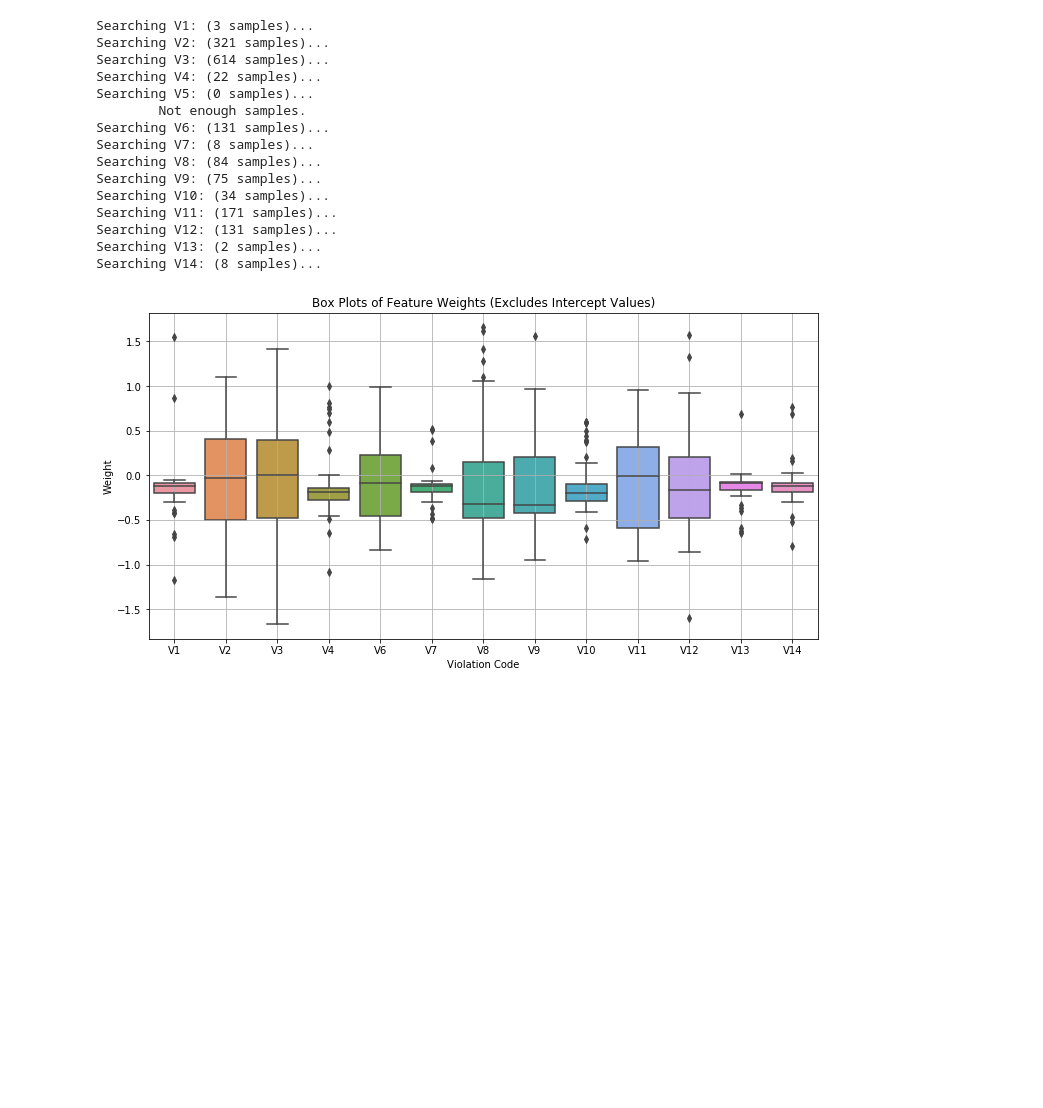
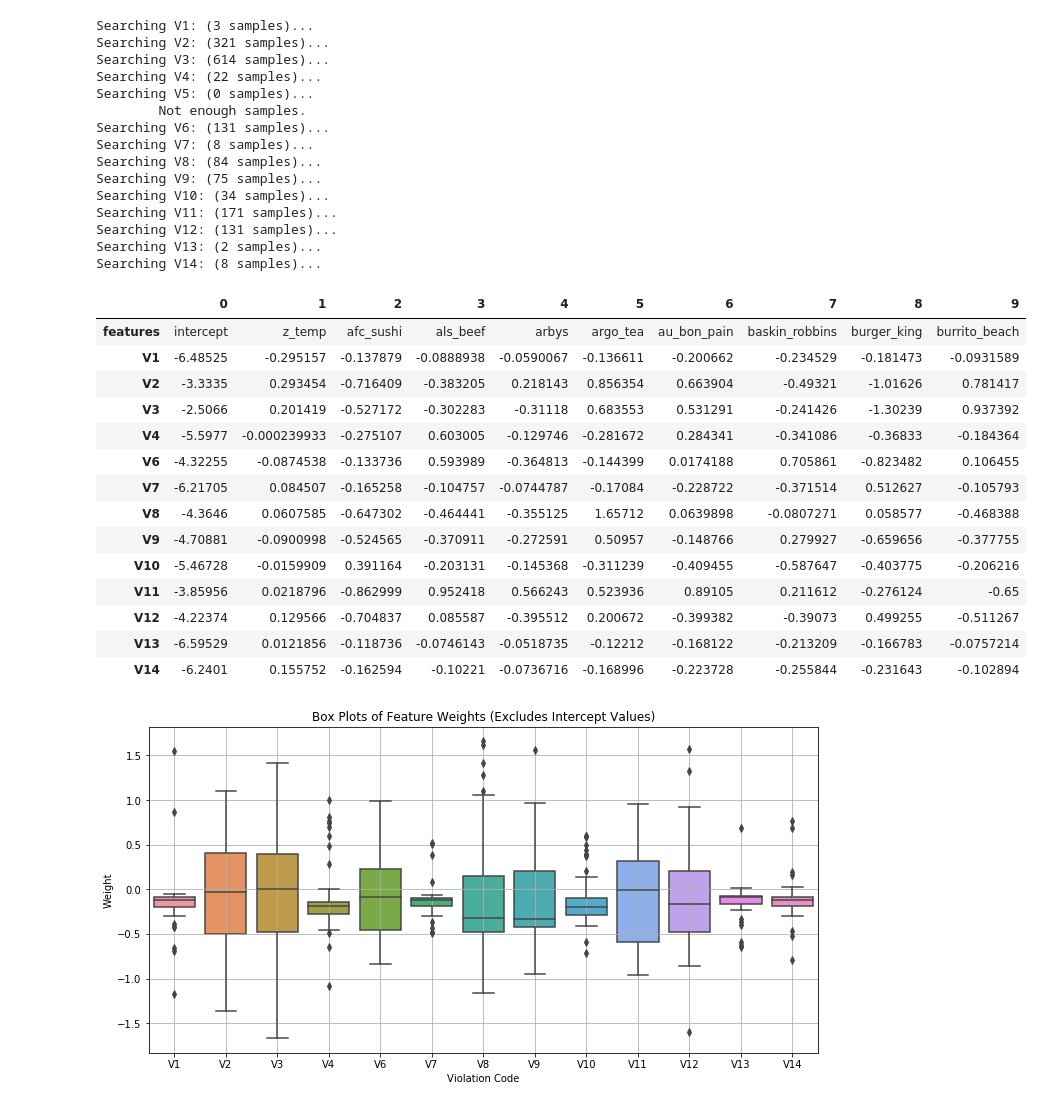
Before and after one commit to vingkan/foodinspectionforecasting, a Jupyter notebook: IIT/173_common_restaurants.ipynb, the cells around one changed output. Cells and saved outputs as stored; diff of their text form; code cells hidden in the pictures; blank space fills up the shorter version.

```diff
--- a/IIT/173_common_restaurants.ipynb
+++ b/IIT/173_common_restaurants.ipynb
@@ -235,6 +252,24 @@ Searching V11: (171 samples)...
 Searching V12: (131 samples)...
 Searching V13: (2 samples)...
 Searching V14: (8 samples)...
+# %%
+sdf.head(10).T
+# %% [output]
+|  | 0 | 1 | 2 | 3 | 4 | 5 | 6 | 7 | 8 | 9 |
+| features | intercept | z_temp | afc_sushi | als_beef | arbys | argo_tea | au_bon_pain | baskin_robbins | burger_king | burrito_beach |
+| V1 | -6.48525 | -0.295157 | -0.137879 | -0.0888938 | -0.0590067 | -0.136611 | -0.200662 | -0.234529 | -0.181473 | -0.0931589 |
+| V2 | -3.3335 | 0.293454 | -0.716409 | -0.383205 | 0.218143 | 0.856354 | 0.663904 | -0.49321 | -1.01626 | 0.781417 |
+| V3 | -2.5066 | 0.201419 | -0.527172 | -0.302283 | -0.31118 | 0.683553 | 0.531291 | -0.241426 | -1.30239 | 0.937392 |
+| V4 | -5.5977 | -0.000239933 | -0.275107 | 0.603005 | -0.129746 | -0.281672 | 0.284341 | -0.341086 | -0.36833 | -0.184364 |
+| V6 | -4.32255 | -0.0874538 | -0.133736 | 0.593989 | -0.364813 | -0.144399 | 0.0174188 | 0.705861 | -0.823482 | 0.106455 |
+| V7 | -6.21705 | 0.084507 | -0.165258 | -0.104757 | -0.0744787 | -0.17084 | -0.228722 | -0.371514 | 0.512627 | -0.105793 |
+| V8 | -4.3646 | 0.0607585 | -0.647302 | -0.464441 | -0.355125 | 1.65712 | 0.0639898 | -0.0807271 | 0.058577 | -0.468388 |
+| V9 | -4.70881 | -0.0900998 | -0.524565 | -0.370911 | -0.272591 | 0.50957 | -0.148766 | 0.279927 | -0.659656 | -0.377755 |
+| V10 | -5.46728 | -0.0159909 | 0.391164 | -0.203131 | -0.145368 | -0.311239 | -0.409455 | -0.587647 | -0.403775 | -0.206216 |
+| V11 | -3.85956 | 0.0218796 | -0.862999 | 0.952418 | 0.566243 | 0.523936 | 0.89105 | 0.211612 | -0.276124 | -0.65 |
+| V12 | -4.22374 | 0.129566 | -0.704837 | 0.085587 | -0.395512 | 0.200672 | -0.399382 | -0.39073 | 0.499255 | -0.511267 |
+| V13 | -6.59529 | 0.0121856 | -0.118736 | -0.0746143 | -0.0518735 | -0.12212 | -0.168122 | -0.213209 | -0.166783 | -0.0757214 |
+| V14 | -6.2401 | 0.155752 | -0.162594 | -0.10221 | -0.0736716 | -0.168996 | -0.223728 | -0.255844 | -0.231643 | -0.102894 |
 # %%
 wtd = get_weight_table(simple_weights, columns).query("feature != 'intercept'")
 # %%
```
Also changed, not shown: parts of 4 cells of this notebook, 2 other files.
